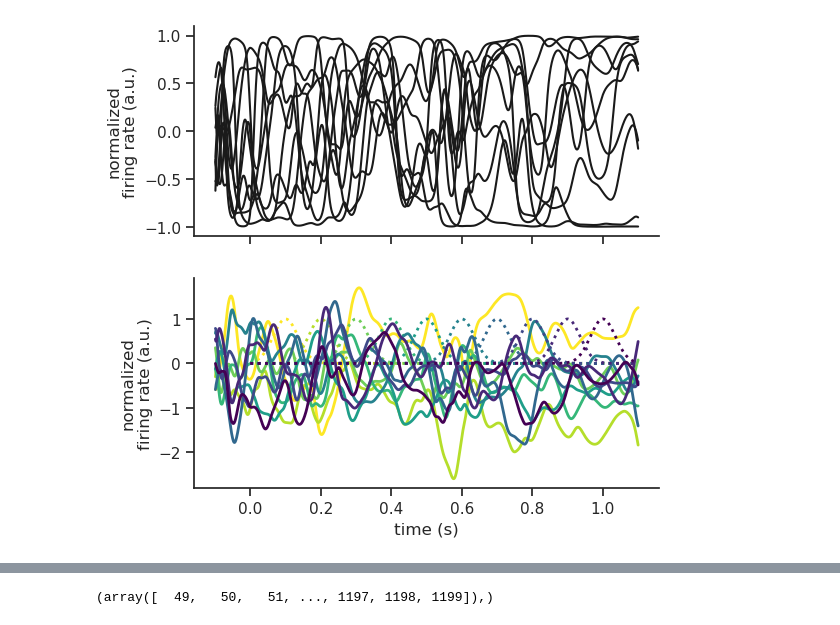
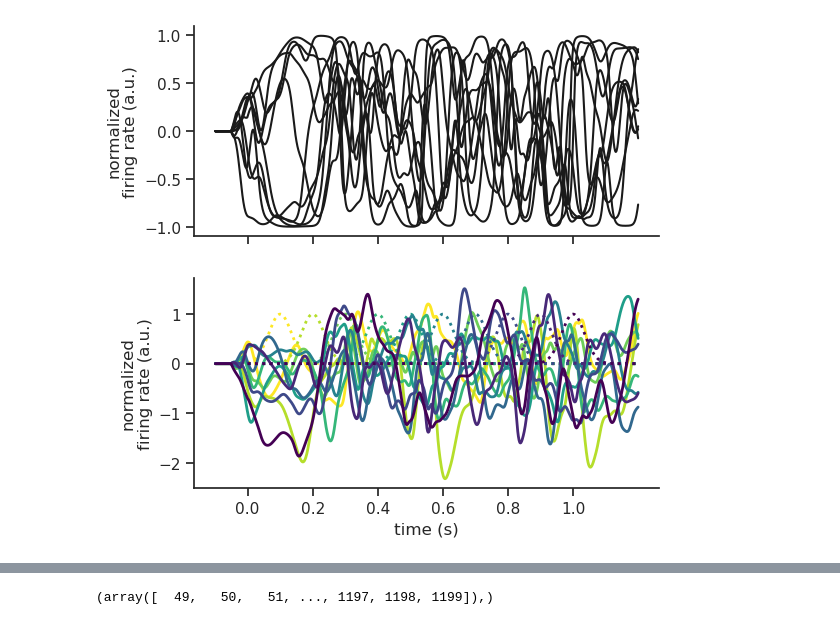
Before and after one commit to rythorpe/time_coding, a Jupyter notebook: aux_dev.ipynb, the cells around one changed output, grey strips where cells are left out. Cells and saved outputs as stored; diff of their text form; code cells hidden in the pictures.

Commit message:
add train_bptt() and add time to end of simulation

```diff
--- a/aux_dev.ipynb
+++ b/aux_dev.ipynb
@@ -29,12 +29,12 @@ model.to(device)
 
 loss_fn = nn.MSELoss()
 optimizer = torch.optim.SGD(model.parameters(), lr=1e-3)
-# optimizer = torch.optim.SGD(model.parameters(), lr=1e-1)
+# optimizer = torch.optim.SGD(model.parameters(), lr=1e-5)
 
 # set parameters
 # simulation parameters
 dt = 1e-3  # 1 ms
-tstop = 1.1  # 1 sec
+tstop = 1.2  # 1 sec
 times = np.arange(-0.1 + dt, tstop + dt, dt)
 n_times = len(times)
 
@@ -48,15 +48,18 @@ inputs[:, perturb_win_mask, :] = 1.0
 # define output targets
 # set std s.t. amplitude decays to 1/e at intersection with next target
 targ_std = 0.05 / np.sqrt(2)  # ~35 ms
-targets, delay_times_ = get_gaussian_targets(n_batches, n_outputs, times,
-                                             targ_std)
+# tile center of target delays spanning sim duration (minus margins)
+delta_delay = (tstop - 0.1) / n_outputs
+delay_times = np.linspace(0.1, 1.0, n_outputs)
+targets = get_gaussian_targets(n_batches, delay_times, times, targ_std)
 
 # set initial conditions of recurrent units fixed across iterations of
 # training and testing
-h_0 = torch.rand(n_hidden) * 2 - 1  # uniform in (-1, 1)
-# h_0 = torch.zeros(n_hidden)
+# h_0 = torch.rand(n_hidden) * 2 - 1  # uniform in (-1, 1)
+h_0 = torch.zeros(n_hidden)
 h_0 = torch.tile(h_0, (n_batches, 1))  # replicate for each batch
-r_0 = torch.rand(n_hidden) * model.p_rel.detach()  # uniform in (0, p_rel)
+# r_0 = torch.rand(n_hidden) * model.p_rel.detach()  # uniform in (0, p_rel)
+r_0 = model.p_rel.detach() / (1 + model.beta * 0.5 * model.tau_depr)  # uniform in (0, p_rel)
 r_0 = torch.tile(r_0, (n_batches, 1))
 u_0 = torch.rand(n_hidden) # uniform in (0, 1)
 u_0 = torch.tile(u_0, (n_batches, 1))
@@ -81,35 +84,38 @@ hidden_sr, output_sr, stats_0 = test_and_get_stats(inputs, targets, times,
 # for iter_idx in range(max_iter_pretrain):
 #     _ = pre_train(inputs, times, model, h_0)
 
-# # train model weights
-# max_iter = 40
-# convergence_reached = False
-# loss_per_iter = list()
-# for iter_idx in range(max_iter):
-#     print(f"Iteration {iter_idx + 1}")
-#     loss, param_dist = train_force(inputs, targets, times, model, loss_fn,
-#                                    optimizer, h_0, r_0, u_0,
-#                                    presyn_idx=iter_idx)
-#     # loss, param_dist = train_output_only(inputs, targets, times, model,
-#     #                                      loss_fn, optimizer, h_0, r_0, u_0)
-#     loss_per_iter.append(loss)
-#     # if param_dist < 2e-4:
-#     #     convergence_reached = True
-#     #     break
-# # print(f"Trial {sample_idx} training complete!!")
-# # if not convergence_reached:
-# #     print(f"Warning: didn't converge (param_dist={param_dist})!!")
+# train model weights
+max_iter = 80
+convergence_reached = False
+loss_per_iter = list()
+for iter_idx in range(max_iter):
+    print(f"Iteration {iter_idx + 1}")
+    # loss, param_dist = train_force(inputs, targets, times, model, loss_fn,
+    #                                optimizer, h_0, r_0, u_0,
+    #                                presyn_idx=iter_idx)
+    loss, param_dist = train_bptt(inputs, targets, times, model, loss_fn,
+                                  optimizer, h_0, r_0, u_0,
+                                  presyn_idx=iter_idx)
+    # loss, param_dist = train_output_only(inputs, targets, times, model,
+    #                                      loss_fn, optimizer, h_0, r_0, u_0)
+    loss_per_iter.append(loss)
+    # if param_dist < 2e-4:
+    #     convergence_reached = True
+    #     break
+# print(f"Trial {sample_idx} training complete!!")
+# if not convergence_reached:
+#     print(f"Warning: didn't converge (param_dist={param_dist})!!")
 
-# # plot loss across training
-# plt.figure()
-# plt.plot(loss_per_iter)
-# plt.xlabel('iteration')
-# plt.ylabel('loss')
-# # plt.savefig('/home/ryan/Desktop/training_loss_force.png')
+# plot loss across training
+plt.figure()
+plt.plot(loss_per_iter)
+plt.xlabel('iteration')
+plt.ylabel('loss')
+# plt.savefig('/home/ryan/Desktop/training_loss_force.png')
 
-# # investigate fitted model
-# # plot model output after training
-# hidden_sr, output_sr, stats_1 = test_and_get_stats(inputs, targets, times,
-#                                                    model, loss_fn, h_0, r_0,
-#                                                    u_0, plot=True)
+# investigate fitted model
+# plot model output after training
+hidden_sr, output_sr, stats_1 = test_and_get_stats(inputs, targets, times,
+                                                   model, loss_fn, h_0, r_0,
+                                                   u_0, plot=True)
 # %% [output]
@@ -117 +141 @@ Test loss: 0.651694
-[figure, old version]
+[figure, new version]
```
Also changed, not shown: parts of 5 cells of this notebook, 2 other files.
